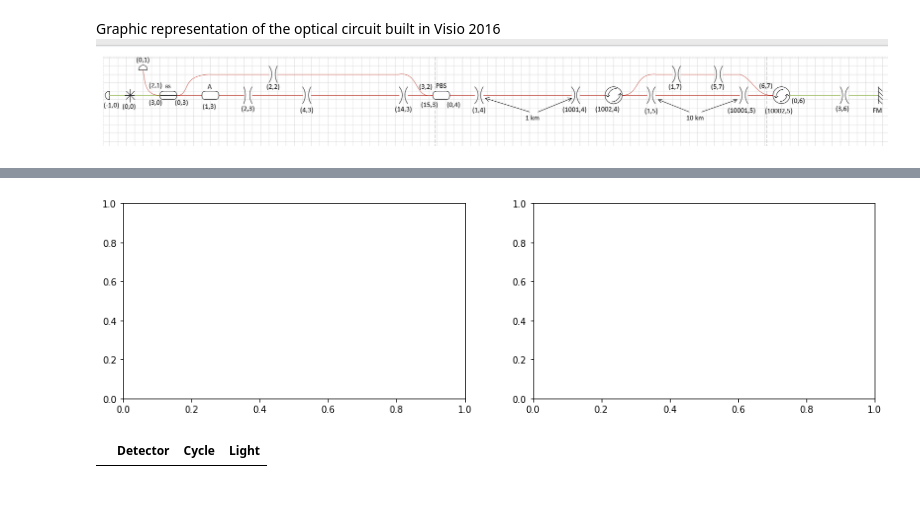
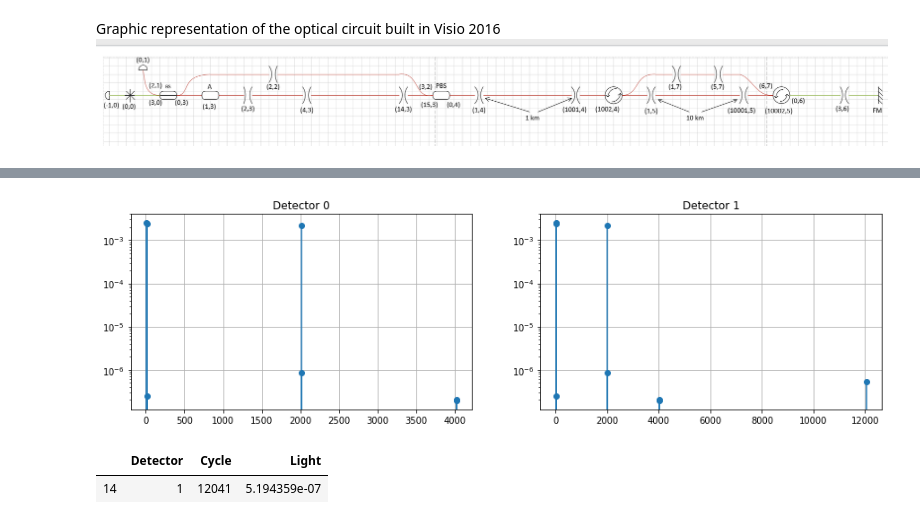
Before and after one commit to VadimRodimin/fiber-reflections, a Jupyter notebook: Reflections simulation 2020_12_11.ipynb, the cells around one changed output, grey strips where cells are left out. Cells and saved outputs as stored; diff of their text form; code cells hidden in the pictures.

```diff
--- a/Reflections simulation 2020_12_11.ipynb
+++ b/Reflections simulation 2020_12_11.ipynb
@@ -146,8 +147,8 @@ def run_plot(I, pol, x, d, t, arm):
         adf = grp.get_group(key)
         ax.stem(adf.Cycle, adf.Light)
         ax.set_yscale('log')
-        ax.set_ylabel('Light',color='blue')
-        ax.set_xlabel('Cycle',color='blue')
+        ax.set_ylabel('intensity',color='blue')
+        ax.set_xlabel('distance',color='blue')
         ax.set_title('Detector '+str(key))
         ax.grid()
     plt.show()
@@ -737,6 +829,7 @@ Wall time: 1min 29s
 # %%
-plot(result[result.Cycle.isin(range(12020, 12060))])
-result[result.Cycle.isin(range(12020, 12060))]
+plot(result[result.Cycle.isin(range(0, 12060))])
+result[result.Cycle.isin(range(10000, 12060))]
 # %% [output]
-[figure, old version]
+[figure, new version]
 |  | Detector | Cycle | Light |
+| 14 | 1 | 12041 | 5.194359e-07 |
```
Also changed, not shown: parts of 13 cells of this notebook.
